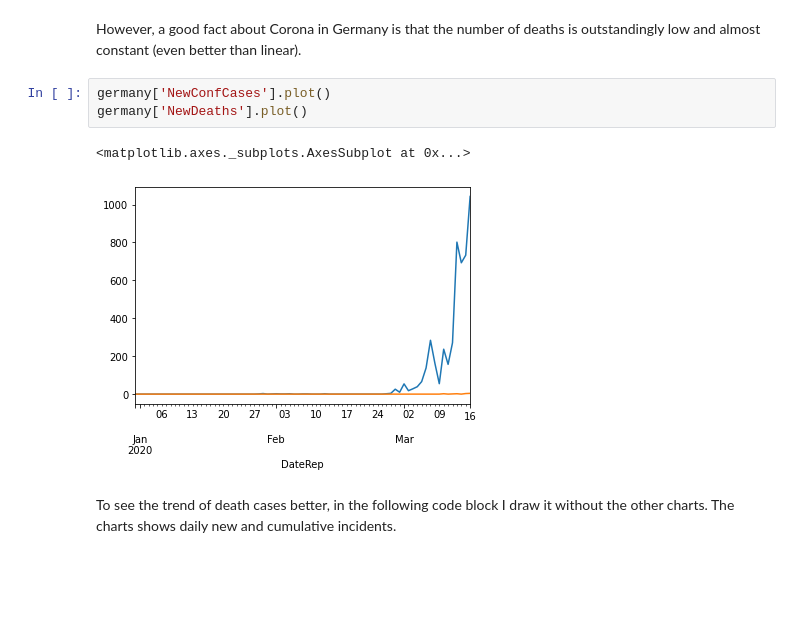
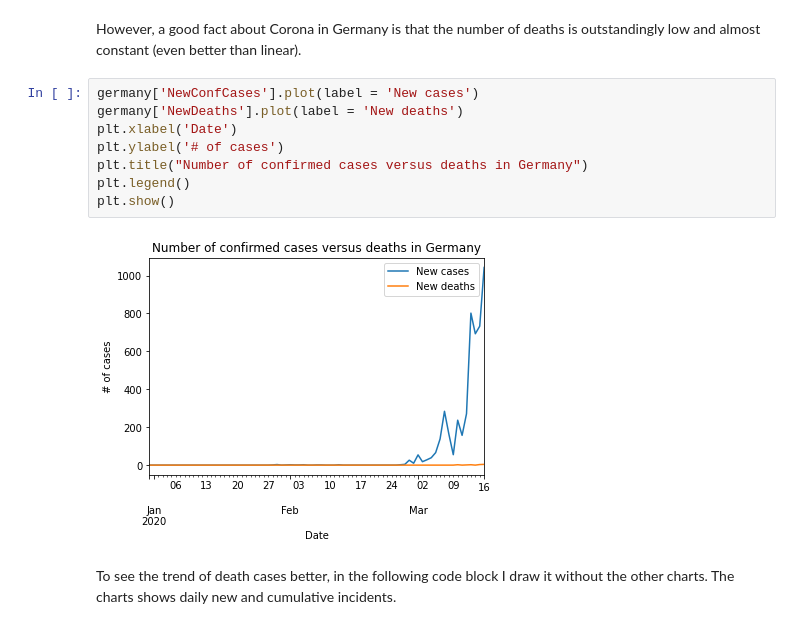
Before and after one commit to javadch/covid19, a Jupyter notebook: Covid19_Cases_Germany.ipynb, the cells around one changed output. Cells and saved outputs as stored; diff of their text form; blank space fills up the shorter version.

```diff
--- a/Covid19_Cases_Germany.ipynb
+++ b/Covid19_Cases_Germany.ipynb
@@ -55,11 +65,15 @@ However, afterwards, the virus has spread very quickly! It means that the seed s
 Another important point to study is that the spreading speed in Germany is exponential but in the case of China (except for that middle pick) the slope looks like a linear or a mild polynomial one. Should this be interpreted as the results of policies and actions implemented in China?
 # %% [markdown]
 However, a good fact about Corona in Germany is that the number of deaths is outstandingly low and almost constant (even better than linear).
-# %%
-germany['NewConfCases'].plot()
-germany['NewDeaths'].plot()
-# %% [output]
-<matplotlib.axes._subplots.AxesSubplot at 0x...>
-[figure, removed]
+# %%
+germany['NewConfCases'].plot(label = 'New cases')
+germany['NewDeaths'].plot(label = 'New deaths')
+plt.xlabel('Date')
+plt.ylabel('# of cases')
+plt.title("Number of confirmed cases versus deaths in Germany")
+plt.legend()
+plt.show()
+# %% [output]
+[figure, added]
 # %% [markdown]
 To see the trend of death cases better, in the following code block I draw it without the other charts. The charts shows daily new and cumulative incidents.
```
Also changed, not shown: parts of 7 cells of this notebook.
